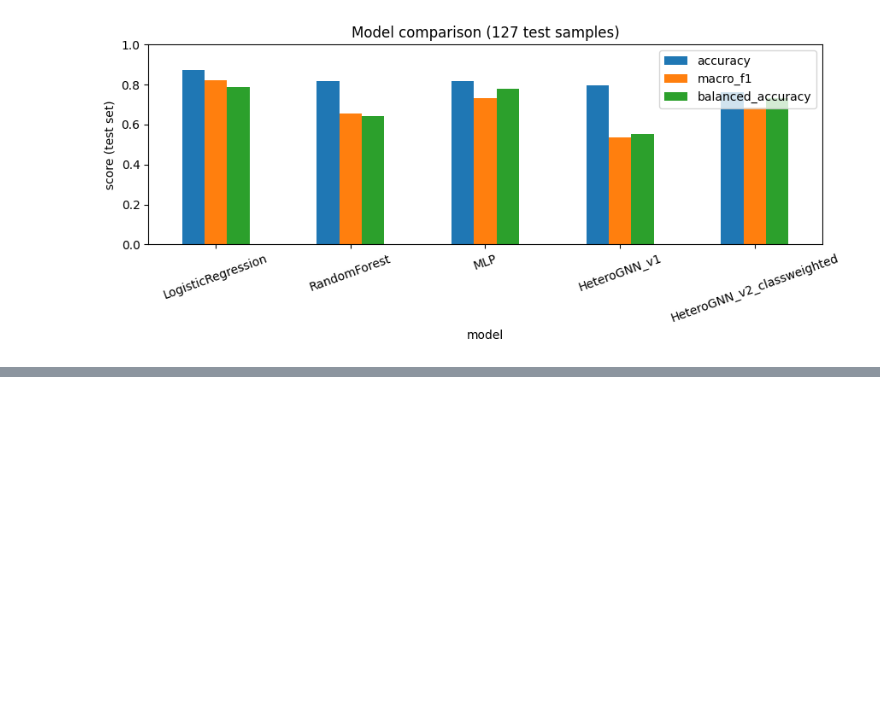
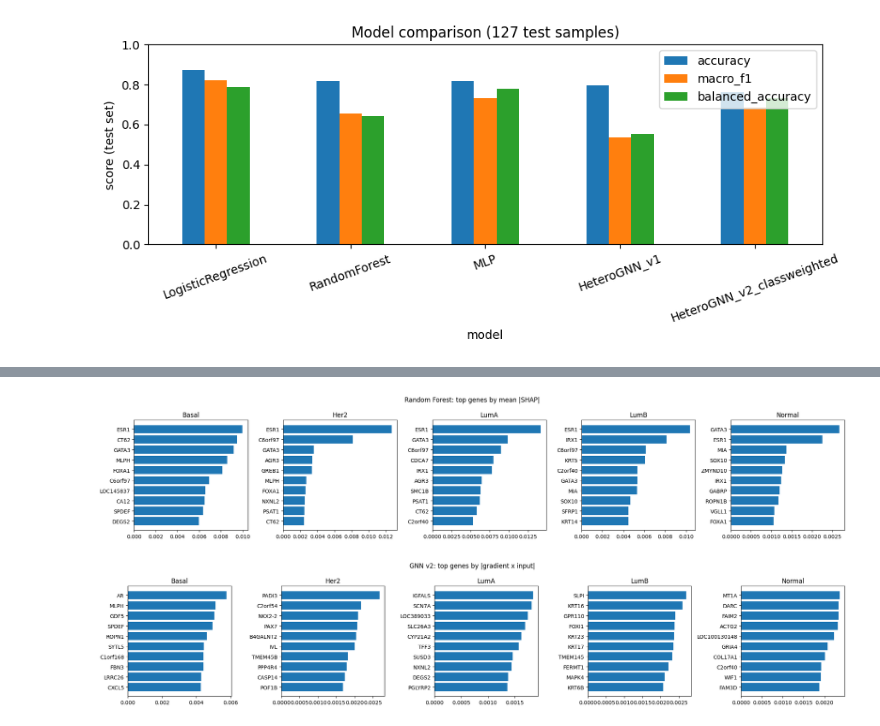
Before and after one commit to Mariya98rose/CancerGraph, a Jupyter notebook: CancerGraph.ipynb, the cells around one changed output, grey strips where cells are left out. Cells and saved outputs as stored; diff of their text form; code cells hidden in the pictures; blank space fills up the shorter version.

Commit message:
Step 6: add SHAP and gradient gene importance with marker check

```diff
--- a/CancerGraph.ipynb
+++ b/CancerGraph.ipynb
@@ -1074,0 +1101,14 @@ HeteroGNN_v2_classweighted     0.764     0.687              0.732        0.60 -
+# %%
+!pip install -q shap
+import shap
+
+rf = fitted["RandomForest"]
+explainer = shap.TreeExplainer(rf)
+sv = explainer.shap_values(data["test"]["X"])          # may take 1-3 minutes on CPU
+
+# Different SHAP versions return different shapes; convert to (classes, samples, genes)
+sv = np.stack(sv) if isinstance(sv, list) else np.transpose(sv, (2, 0, 1))
+print("SHAP array shape (classes, samples, genes):", sv.shape)   # expect (5, 127, 1000)
+assert sv.shape[0] == 5 and sv.shape[2] == len(top_genes)
+
+shap_imp = np.abs(sv).mean(axis=1)                      # (5, 1000): mean |SHAP| per class and gene
@@ -1074,0 +1141,61 @@ HeteroGNN_v2_classweighted     0.764     0.687              0.732        0.60 -
+# %%
+def ranking_table(imp, method, signed=None, n=20):
+    rows = []
+    for c, cname in enumerate(CLASSES):
+        order = np.argsort(-np.abs(imp[c]))[:n]
+        for rank, i in enumerate(order, 1):
+            r = {"method": method, "class": cname, "rank": rank, "gene": top_genes[i],
+                 "importance": float(np.abs(imp[c][i]))}
+            if signed is not None:
+                r["direction"] = "high expr -> class" if signed[c][i] > 0 else "low expr -> class"
+            rows.append(r)
+    return pd.DataFrame(rows)
+
+rank_rf  = ranking_table(shap_imp, "RF_SHAP")
+rank_gnn = ranking_table(gnn_imp, "GNN_gradxinput", signed=gnn_attr)
+pd.concat([rank_rf, rank_gnn]).to_csv(f"{RESULTS_DIR}/gene_rankings.csv", index=False)
+
+for cname in CLASSES:
+    print(f"\n{cname}")
+    print("  RF  top 10:", rank_rf[rank_rf["class"] == cname]["gene"].head(10).tolist())
+    print("  GNN top 10:", rank_gnn[rank_gnn["class"] == cname]["gene"].head(10).tolist())
+
+# How much do the two methods agree? (overlap of top-20 genes per class)
+print("\nOverlap of top-20 genes (RF vs GNN):")
+for cname in CLASSES:
+    a = set(rank_rf[rank_rf["class"] == cname]["gene"]); b = set(rank_gnn[rank_gnn["class"] == cname]["gene"])
+    print(f"  {cname}: {len(a & b)} of 20")
+
+# Plots
+def plot_top(imp, title, path, n=10):
+    fig, axes = plt.subplots(1, 5, figsize=(20, 4))
+    for c, ax in enumerate(axes):
+        idx = np.argsort(-np.abs(imp[c]))[:n][::-1]
+        ax.barh([top_genes[i] for i in idx], np.abs(imp[c])[idx]); ax.set_title(CLASSES[c])
+    fig.suptitle(title); plt.tight_layout(); plt.savefig(path, dpi=150); plt.show()
+
+plot_top(shap_imp, "Random Forest: top genes by mean |SHAP|", f"{RESULTS_DIR}/top_genes_rf_shap.png")
+plot_top(gnn_imp, "GNN v2: top genes by |gradient x input|", f"{RESULTS_DIR}/top_genes_gnn.png")
+
+# Known-marker check (rank 1 = most important of the 1,000 genes for that class)
+MARKERS = {"ESR1": ["LumA", "LumB"], "PGR": ["LumA", "LumB"], "GATA3": ["LumA", "LumB"],
+           "FOXA1": ["LumA", "LumB"], "ERBB2": ["Her2"], "KRT5": ["Basal"], "KRT14": ["Basal"]}
+gene_to_i = {g: i for i, g in enumerate(top_genes)}
+def rank_of(imp_row, i):
+    return int(np.where(np.argsort(-np.abs(imp_row)) == i)[0][0]) + 1
+
+rows = []
+for gene, classes in MARKERS.items():
+    if gene not in gene_to_i:
+        rows.append({"gene": gene, "class": "-", "RF_SHAP_rank": "not in top-1000 genes", "GNN_rank": "-"})
+        continue
+    for cname in classes:
+        c = CLASSES.index(cname)
+        rows.append({"gene": gene, "class": cname,
+                     "RF_SHAP_rank": rank_of(shap_imp[c], gene_to_i[gene]),
+                     "GNN_rank": rank_of(gnn_imp[c], gene_to_i[gene])})
+marker_df = pd.DataFrame(rows)
+print("\nKnown-marker check (rank among 1,000 genes; lower = more important):")
+print(marker_df.to_string(index=False))
+marker_df.to_csv(f"{RESULTS_DIR}/known_marker_check.csv", index=False)
+# %% [output]
@@ -1074,0 +1219,2 @@ HeteroGNN_v2_classweighted     0.764     0.687              0.732        0.60 -
+[figure, added]
+[figure, added]
```
Also changed, not shown: parts of 4 cells of this notebook, 4 other files.
